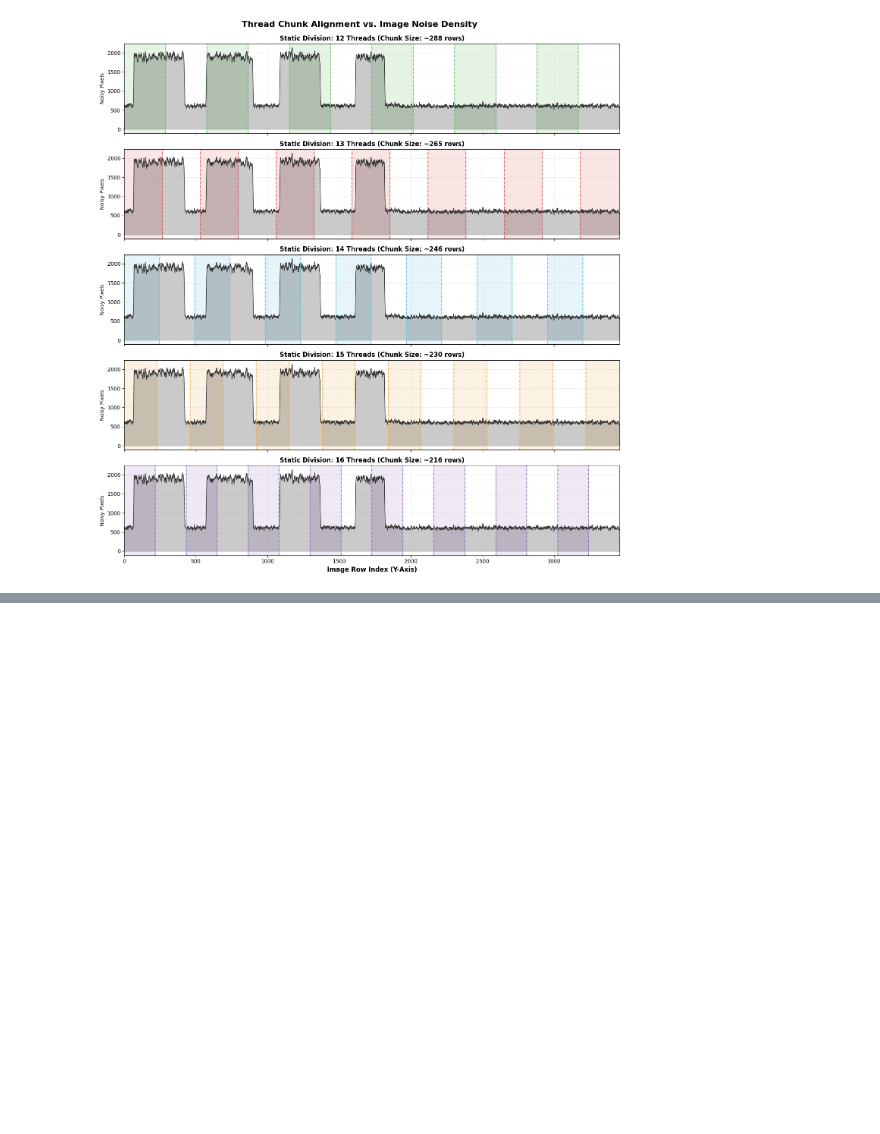
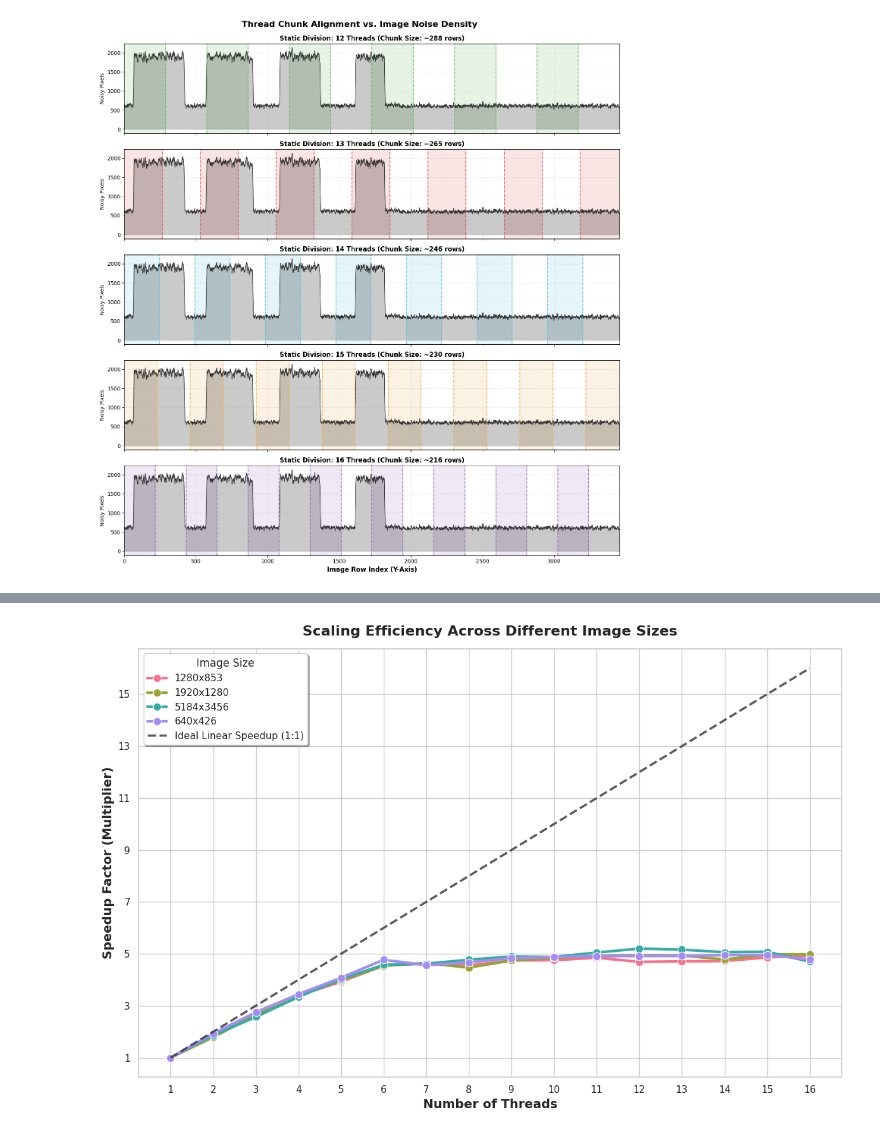
Before and after one commit to lorenzo-marranini/Computer-Architecture-Project, a Jupyter notebook: src/analysis.ipynb, the cells around one changed output, grey strips where cells are left out. Drawn from its saved outputs; the diff is of its cells as text; code cells hidden in the pictures; blank space fills up the shorter version.

```diff
--- a/src/analysis.ipynb
+++ b/src/analysis.ipynb
@@ -1286,0 +1357,98 @@ Image Dimensions: 5184x3456
+# %%
+import pandas as pd
+import matplotlib.pyplot as plt
+import seaborn as sns
+
+# --- CONFIGURATION ---
+CSV_FILENAME = 'benchmark_results_detailed.csv'  # Replace with your actual CSV
+OUTPUT_GRAPH = 'speedup_noise_comparison.png'
+
+# --- LEGEND ALIASES FOR NOISE NAMES ---
+RENAME_MAP = {
+    '../noise_1920x1280.ppm': '1920x1280',
+    '../noise_1280x853.ppm': '1280x853',
+    '../noise.ppm': '5184x3456',
+    '../noise_640x426.ppm': '640x426'
+}
+
+print(f"Loading data from {CSV_FILENAME}...")
+
+try:
+    df = pd.read_csv(CSV_FILENAME)
+except FileNotFoundError:
+    print(f"Error: Could not find '{CSV_FILENAME}'.")
+    exit(1)
+
+# Apply the clean aliases to the 'Noise Name' column
+df['Noise Name'] = df['Noise Name'].replace(RENAME_MAP)
+
+# --- 1. AGGREGATE DATA ---
+# Calculate the MEAN time for each Noise Profile and Thread Count
+df_mean = df.groupby(['Noise Name', 'Thread Count'])['Time (Seconds)'].mean().reset_index()
+
+# --- 2. CALCULATE SPEEDUP ---
+# Speedup = Time(1 thread) / Time(N threads)
+df_mean['Actual Speedup'] = 0.0
+
+# Iterate over each unique image size to calculate its own relative speedup
+for noise_profile in df_mean['Noise Name'].unique():
+    try:
+        # Get the 1-thread baseline time for this specific image
+        t1_baseline = df_mean[(df_mean['Noise Name'] == noise_profile) & (df_mean['Thread Count'] == 1)]['Time (Seconds)'].values[0]
+
+        # Calculate and assign the speedup multiplier
+        mask = df_mean['Noise Name'] == noise_profile
+        df_mean.loc[mask, 'Actual Speedup'] = t1_baseline / df_mean.loc[mask, 'Time (Seconds)']
+    except IndexError:
+        print(f"Warning: No 1-thread baseline data found for '{noise_profile}'. Skipping speedup calculation.")
+
+# --- 3. PLOT THE GRAPH ---
+plt.figure(figsize=(12, 8))
+sns.set_theme(style="whitegrid")
+
+# Dynamic palette based on how many image sizes you actually have in the CSV
+custom_palette = sns.color_palette("husl", len(df_mean['Noise Name'].unique()))
+
+# Plot Actual Speedups
+sns.lineplot(
+    data=df_mean,
+    x='Thread Count',
+    y='Actual Speedup',
+    hue='Noise Name',
+    marker='o',
+    markersize=9,
+    linewidth=3,
+    palette=custom_palette
+)
+
+# Plot Ideal Linear Speedup (x = thread counts, y = thread counts)
+thread_counts = sorted(df_mean['Thread Count'].unique())
+plt.plot(
+    thread_counts,
+    thread_counts,
+    linestyle='--',
+    color='#333333',
+    linewidth=2.5,
+    alpha=0.8,
+    label='Ideal Linear Speedup (1:1)'
+)
+
+# Formatting
+plt.title('Scaling Efficiency Across Different Image Sizes', fontsize=16, fontweight='bold', pad=15)
+plt.xlabel('Number of Threads', fontsize=14, fontweight='bold')
+plt.ylabel('Speedup Factor (Multiplier)', fontsize=14, fontweight='bold')
+
+# Ensure X and Y axes have clean integer ticks
+plt.xticks(thread_counts)
+max_threads = max(thread_counts)
+plt.yticks(range(1, max_threads + 1, 2))
+
+# Customize the legend
+plt.legend(title='Image Size', title_fontsize='12', fontsize='11', shadow=True, loc='upper left')
+
+# Save and show
+plt.tight_layout()
+plt.savefig(OUTPUT_GRAPH, dpi=300)
+print(f"✅ Graph successfully generated and saved as '{OUTPUT_GRAPH}'!")
+plt.show()
+# %% [output]
@@ -1286,0 +1457 @@ Image Dimensions: 5184x3456
+[figure, added]
```
Also changed, not shown: parts of 6 cells of this notebook, 8 other files.
